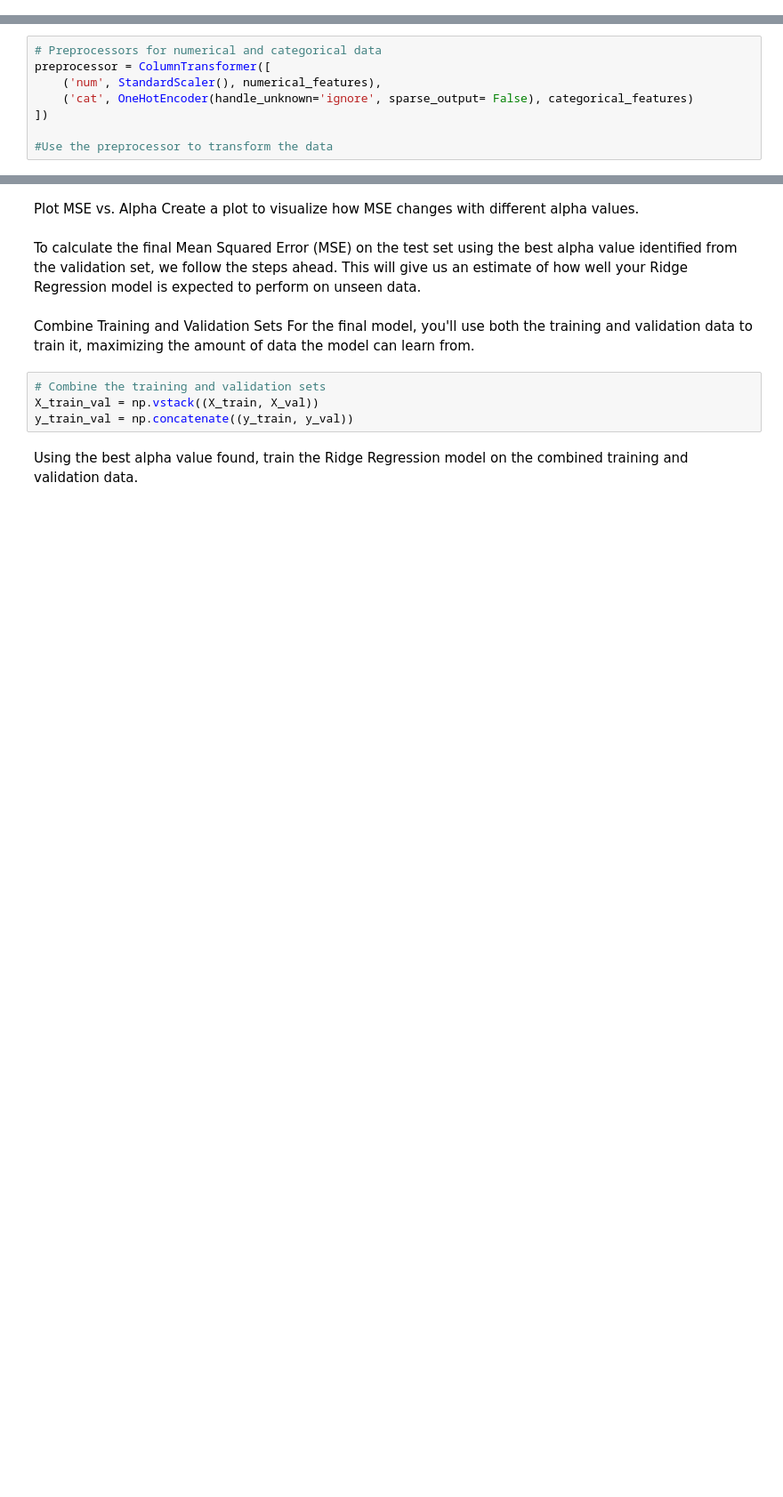
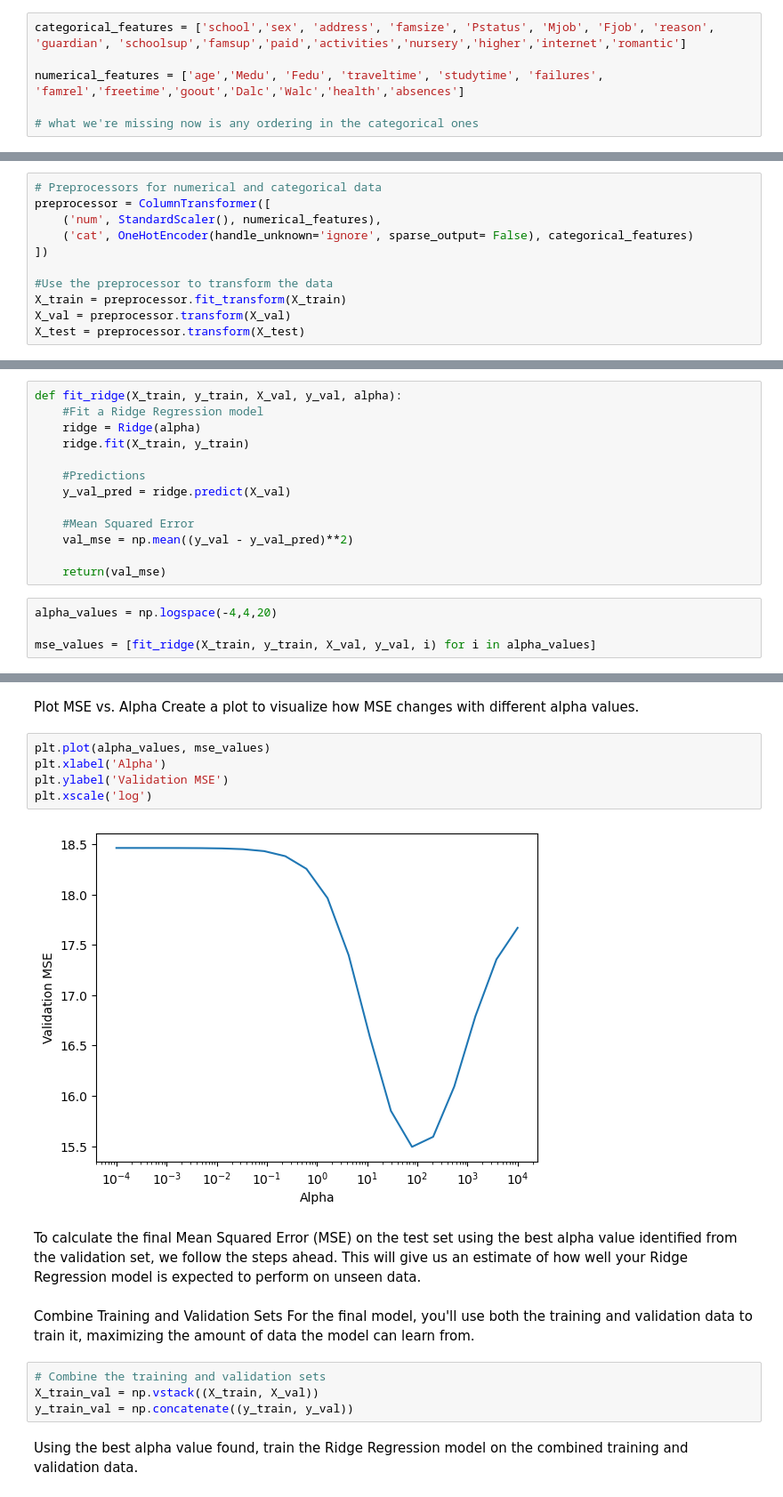
Before and after one commit to mona-borth/Hertie_ML_2025_Labs, a Jupyter notebook: lab4.ipynb, the cells around one changed output, grey strips where cells are left out. Shown at 89% size. Cells and saved outputs as stored; diff of their text form; blank space fills up the shorter version.

```diff
--- a/lab4.ipynb
+++ b/lab4.ipynb
@@ -90,3 +141,9 @@ numerical_features = ##Your code here
+# %%
+categorical_features = ['school','sex', 'address', 'famsize', 'Pstatus', 'Mjob', 'Fjob', 'reason', 'guardian', 'schoolsup','famsup','paid','activities','nursery','higher','internet','romantic']
+
+numerical_features = ['age','Medu', 'Fedu', 'traveltime', 'studytime', 'failures', 'famrel','freetime','goout','Dalc','Walc','health','absences']
+
+# what we're missing now is any ordering in the categorical ones
 # %% [markdown]
 Now we create the preprocessor and then use it as we would any other transformation, with fit_transform() and transform().
 # %%
@@ -97,6 +154,9 @@ preprocessor = ColumnTransformer([
 ])
 
 #Use the preprocessor to transform the data
+X_train = preprocessor.fit_transform(X_train)
+X_val = preprocessor.transform(X_val)
+X_test = preprocessor.transform(X_test)
 # %% [markdown]
 # Ridge Regression
 # %% [markdown]
@@ -127,3 +205,20 @@ The logspace in general is more appropriate for ridge, and quite a few other hyp
 Now we want to fit a ridge regression for each of our alpha values. For each value you should fit the model, predict the y values from the validation set and record the MSE and alpha.
 
 Hint: Initialize lists of alpha values and mse values outside the loop to store results.
+# %%
+def fit_ridge(X_train, y_train, X_val, y_val, alpha):
+    #Fit a Ridge Regression model
+    ridge = Ridge(alpha)
+    ridge.fit(X_train, y_train)
+
+    #Predictions
+    y_val_pred = ridge.predict(X_val)
+
+    #Mean Squared Error
+    val_mse = np.mean((y_val - y_val_pred)**2)
+
+    return(val_mse)
+# %%
+alpha_values = np.logspace(-4,4,20)
+
+mse_values = [fit_ridge(X_train, y_train, X_val, y_val, i) for i in alpha_values]
@@ -132,6 +272,13 @@ Use np.argmin on your mse values to find the alpha value that results in the low
 # %% [markdown]
 Plot MSE vs. Alpha
 Create a plot to visualize how MSE changes with different alpha values.
+# %%
+plt.plot(alpha_values, mse_values)
+plt.xlabel('Alpha')
+plt.ylabel('Validation MSE')
+plt.xscale('log')
+# %% [output]
+[figure, added]
 # %% [markdown]
 To calculate the final Mean Squared Error (MSE) on the test set using the best alpha value identified from the validation set, we follow the steps ahead. This will give us an estimate of how well your Ridge Regression model is expected to perform on unseen data.
 # %% [markdown]
```
Also changed, not shown: parts of 24 cells of this notebook.
